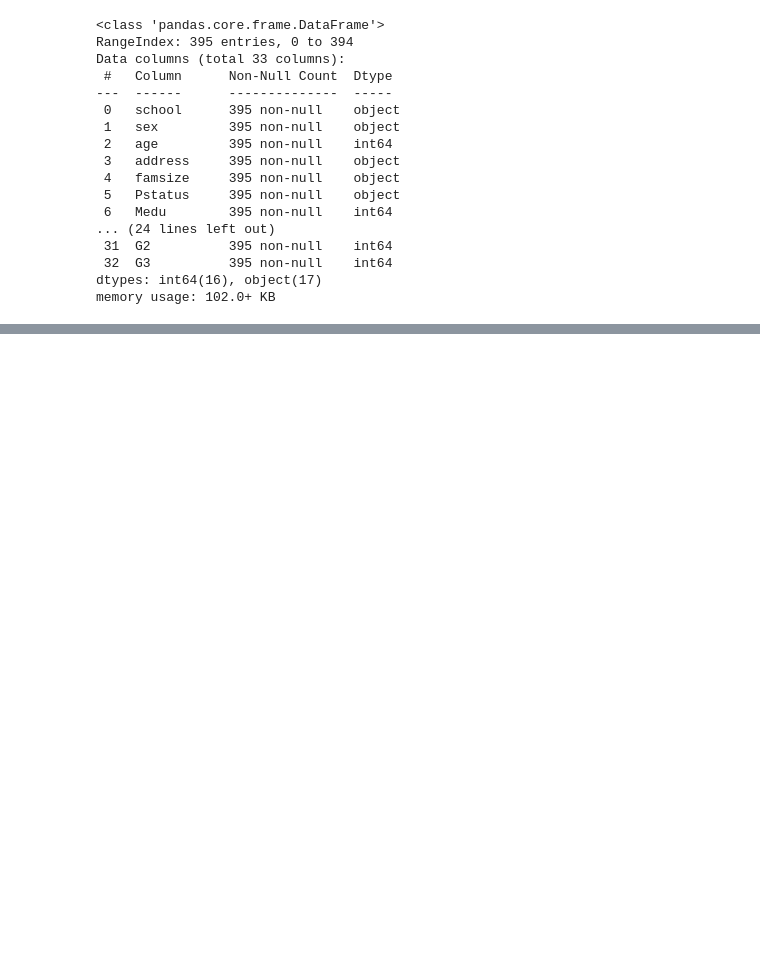
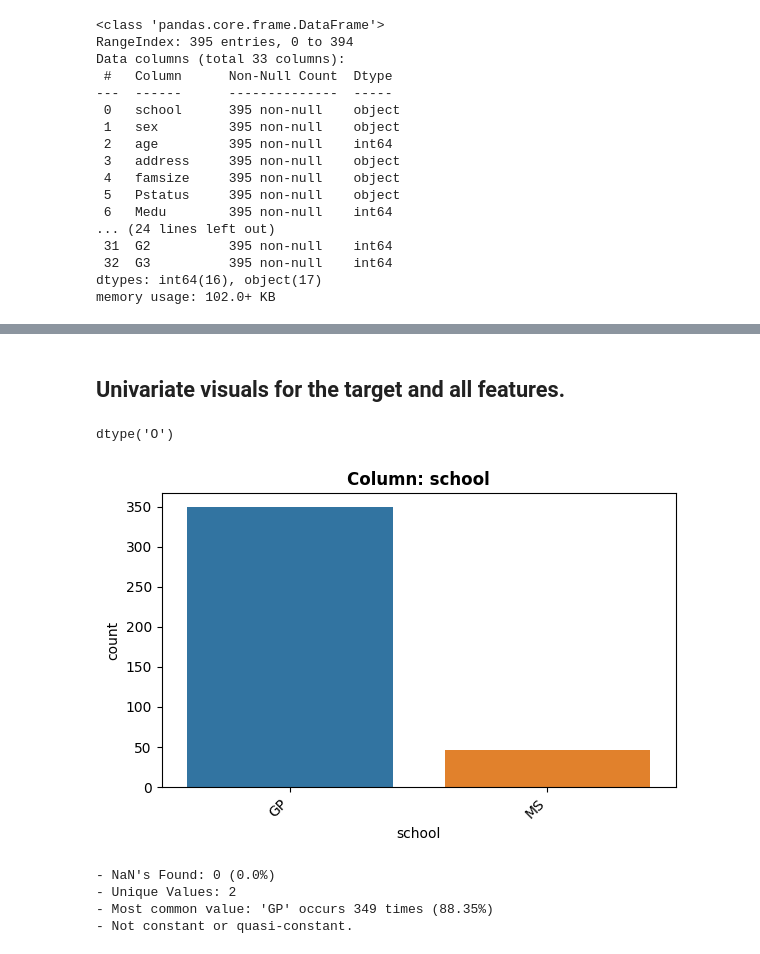
Before and after one commit to kassiedancer92/Machine_Learning, a Jupyter notebook: project_2.ipynb, the cells around one changed output, grey strips where cells are left out. Saved outputs shown, nothing was run; the diff lists cells and outputs as text; code cells hidden in the pictures; blank space fills up the shorter version.

```diff
--- a/project_2.ipynb
+++ b/project_2.ipynb
@@ -134,0 +237,2 @@ memory usage: 131.9+ KB
+# %% [markdown]
+## Univariate visuals for the target and all features.
@@ -134,0 +347,15 @@ memory usage: 131.9+ KB
+# %%
+# Confirming the dtype to select correct EDA function
+feature = "school"
+df[feature].dtype
+# %% [output]
+dtype('O')
+# %%
+# run the appropriate explore function (based on feature's dtype)
+explore_categorical(df,feature);
+# %% [output]
+[figure, added]
+- NaN's Found: 0 (0.0%)
+- Unique Values: 2
+- Most common value: 'GP' occurs 349 times (88.35%)
+- Not constant or quasi-constant.
```
Also changed, not shown: parts of 114 cells of this notebook.
